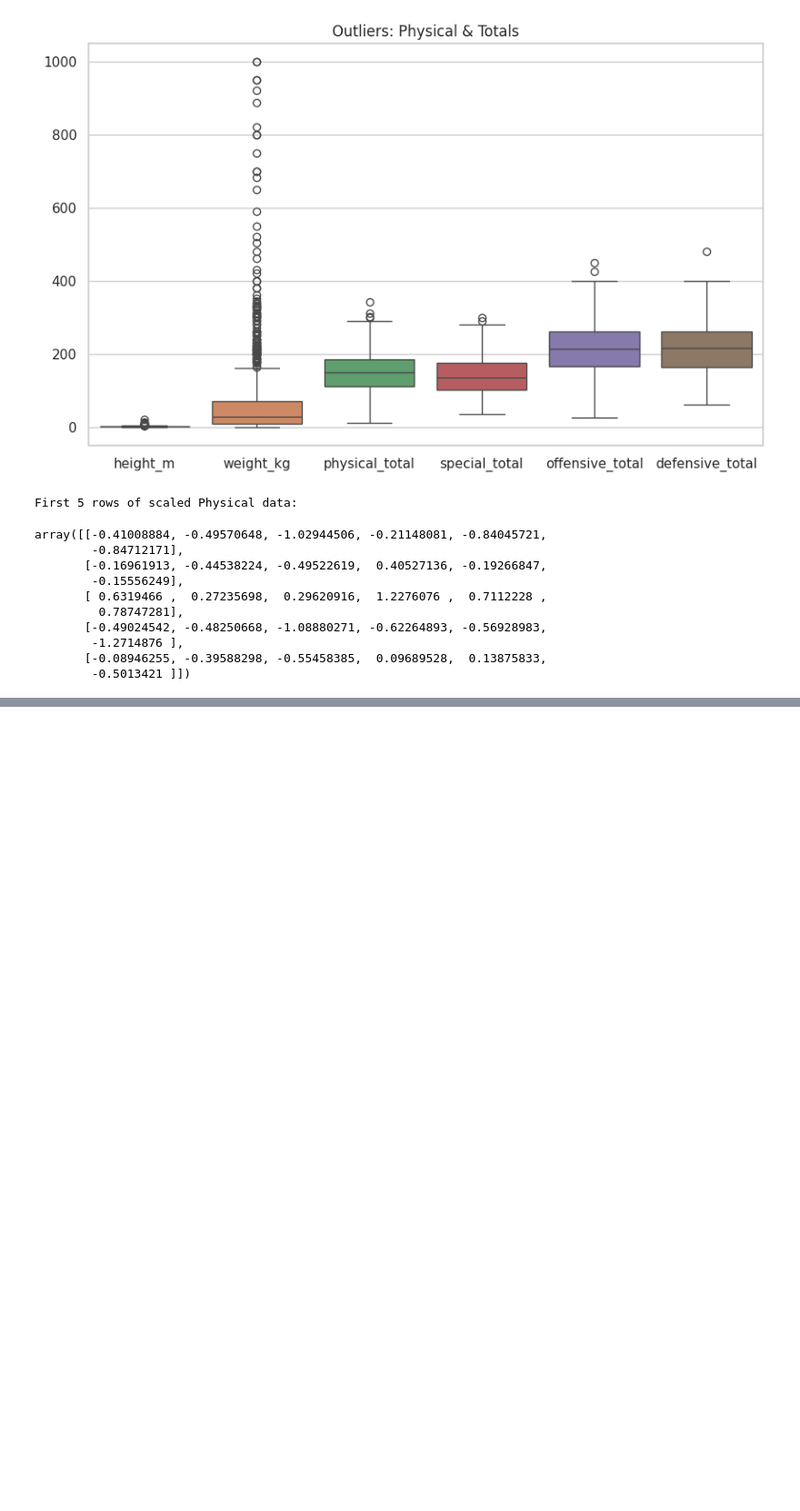
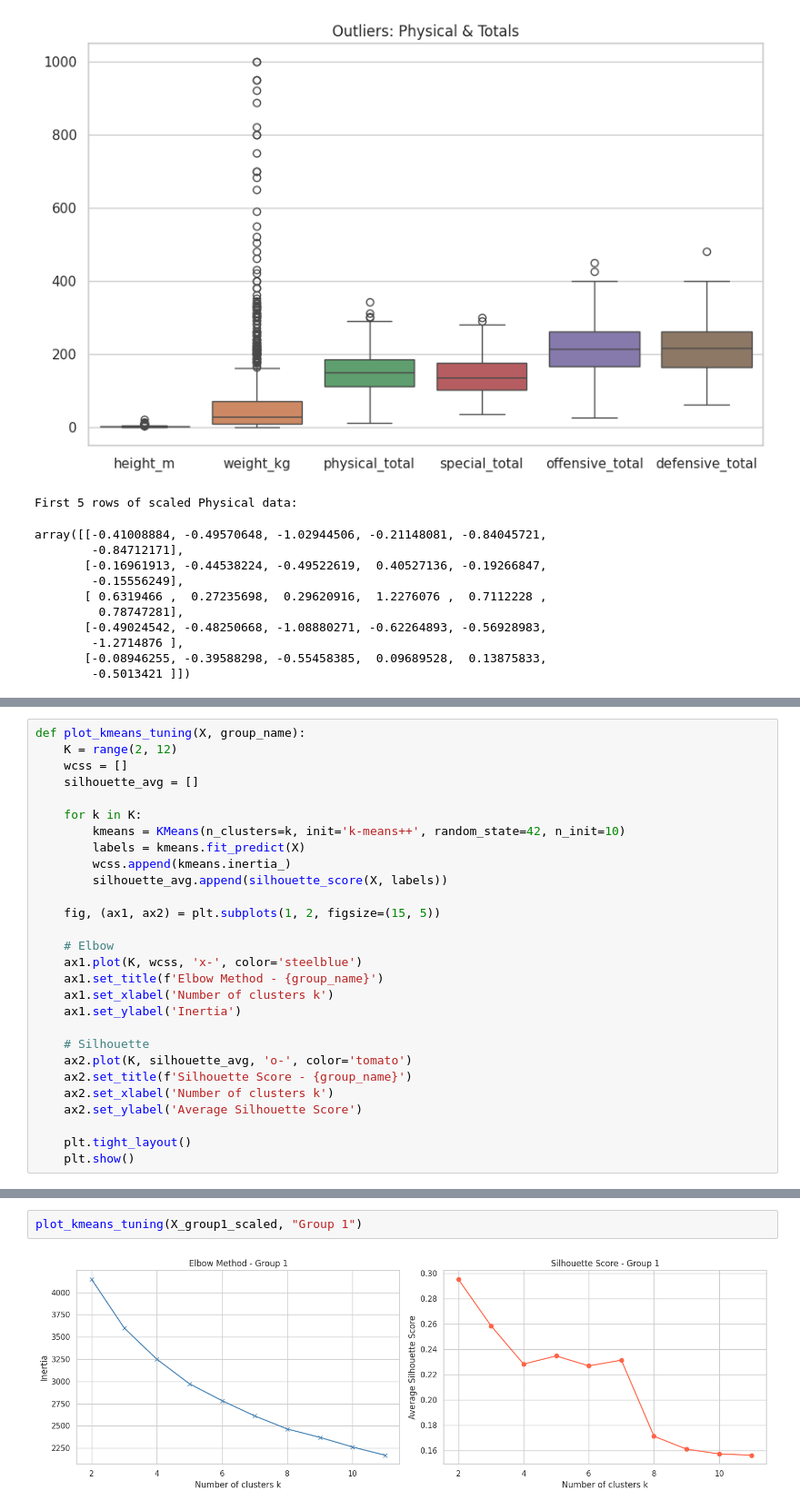
Before and after one commit to NathanaelLUCETTE/projet_ML, a Jupyter notebook: pokemon_clustering_project.ipynb, the cells around one changed output, grey strips where cells are left out. Shown at 91% size. Drawn from its saved outputs; the diff is of its cells as text; blank space fills up the shorter version.

Commit message:
kmeans for each group

```diff
--- a/pokemon_clustering_project.ipynb
+++ b/pokemon_clustering_project.ipynb
@@ -276,0 +304,28 @@ array([[-0.41008884, -0.49570648, -1.02944506, -0.21148081, -0.84045721,
+# %%
+def plot_kmeans_tuning(X, group_name):
+    K = range(2, 12)
+    wcss = []
+    silhouette_avg = []
+
+    for k in K:
+        kmeans = KMeans(n_clusters=k, init='k-means++', random_state=42, n_init=10)
+        labels = kmeans.fit_predict(X)
+        wcss.append(kmeans.inertia_)
+        silhouette_avg.append(silhouette_score(X, labels))
+
+    fig, (ax1, ax2) = plt.subplots(1, 2, figsize=(15, 5))
+
+    # Elbow
+    ax1.plot(K, wcss, 'x-', color='steelblue')
+    ax1.set_title(f'Elbow Method - {group_name}')
+    ax1.set_xlabel('Number of clusters k')
+    ax1.set_ylabel('Inertia')
+
+    # Silhouette
+    ax2.plot(K, silhouette_avg, 'o-', color='tomato')
+    ax2.set_title(f'Silhouette Score - {group_name}')
+    ax2.set_xlabel('Number of clusters k')
+    ax2.set_ylabel('Average Silhouette Score')
+
+    plt.tight_layout()
+    plt.show()
@@ -276,0 +367,4 @@ array([[-0.41008884, -0.49570648, -1.02944506, -0.21148081, -0.84045721,
+# %%
+plot_kmeans_tuning(X_group1_scaled, "Group 1")
+# %% [output]
+[figure, added]
```
Also changed, not shown: parts of 31 cells of this notebook.
